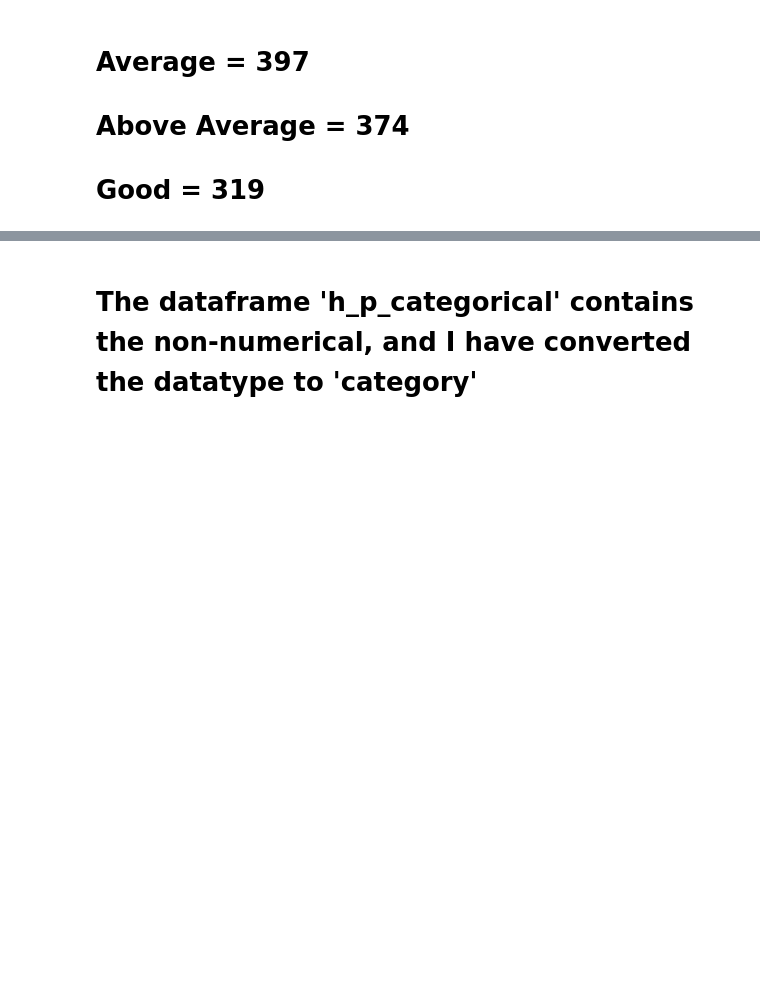
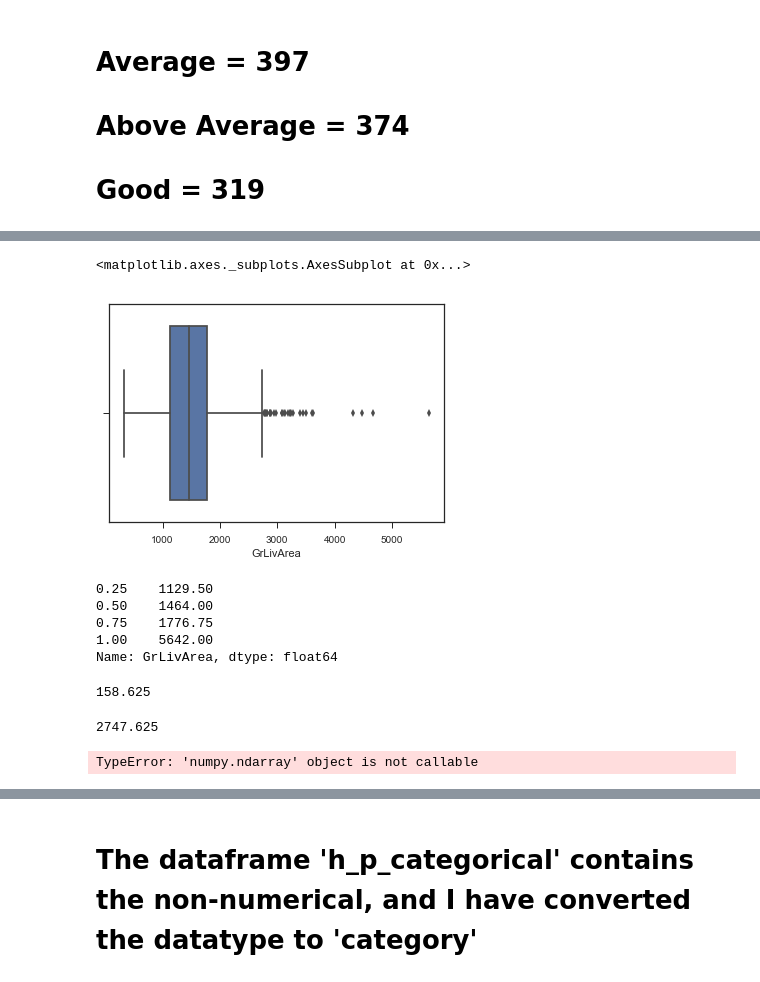
Before and after one commit to NikhilaThota/CapstoneProject_House_Prices_Prediction, a Jupyter notebook: House_prices.ipynb, the cells around one changed output, grey strips where cells are left out. Saved outputs shown, nothing was run; the diff lists cells and outputs as text; code cells hidden in the pictures; blank space fills up the shorter version.

```diff
--- a/House_prices.ipynb
+++ b/House_prices.ipynb
@@ -215 +230,16 @@ h_p_numerical.groupby('OverallQual').count()
 10 rows × 37 columns
+# %%
+sns.set_style('white')
+sns.set_style('ticks')
+sns.boxplot(x='GrLivArea', data=h_p_numerical)
+# %% [output]
+<matplotlib.axes._subplots.AxesSubplot at 0x...>
+[figure, added]
+# %%
+h_p_numerical['GrLivArea'].quantile([0.25, 0.5, 0.75, 1])
+# %% [output]
+0.25    1129.50
+0.50    1464.00
+0.75    1776.75
+1.00    5642.00
+Name: GrLivArea, dtype: float64
@@ -215,0 +248,5 @@ h_p_numerical.groupby('OverallQual').count()
+# %%
+ol1 = h_p_numerical['GrLivArea'].quantile(0.25)-1.5*iqr
+ol1
+# %% [output]
+158.625
@@ -215,0 +255,4 @@ h_p_numerical.groupby('OverallQual').count()
+# %%
+ol2
+# %% [output]
+2747.625
@@ -215,0 +262,4 @@ h_p_numerical.groupby('OverallQual').count()
+# %%
+ol.values()
+# %% [output]
+TypeError: 'numpy.ndarray' object is not callable
```
Also changed, not shown: parts of 57 cells of this notebook.
